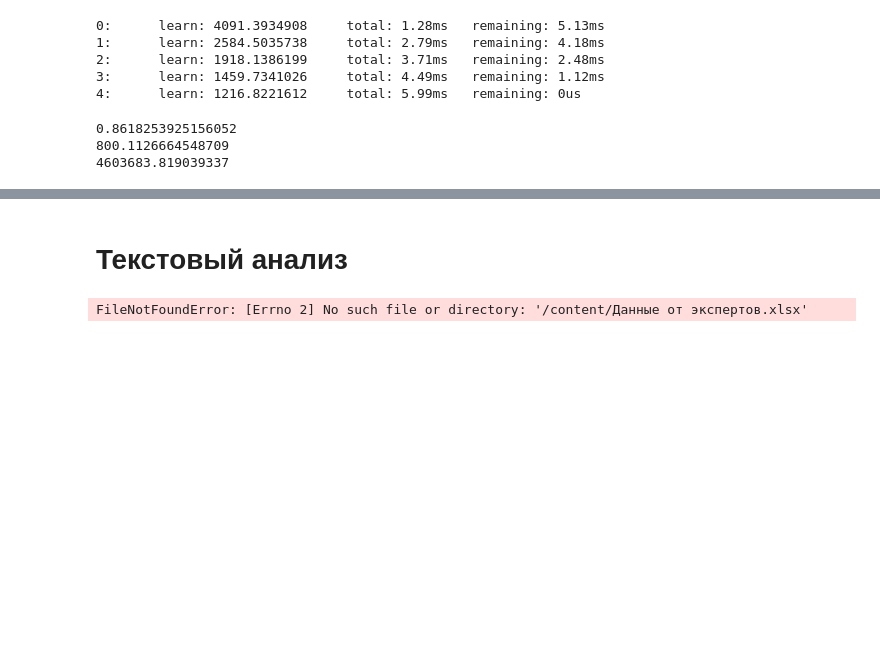
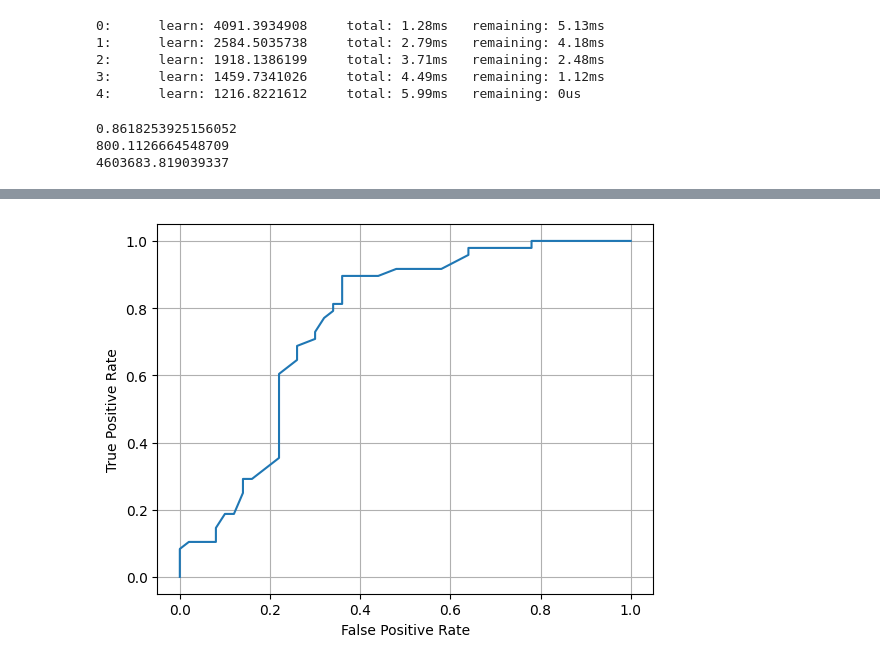
Before and after one commit to MBFROBO/hack_baltica, a Jupyter notebook: data_scanning_with_model.ipynb, the cells around one changed output, grey strips where cells are left out. Drawn from its saved outputs; the diff is of its cells as text; code cells hidden in the pictures; blank space fills up the shorter version.

```diff
--- a/data_scanning_with_model.ipynb
+++ b/data_scanning_with_model.ipynb
@@ -910,19 +1024,16 @@ plt.show()
 # %%
 # roc- кривая
 from sklearn import metrics
 
 # Предсказания вероятностей
-
+y_scores = catboost_reg_clf.predict_proba(X_test_failure)[:, 1]
 fpr, tpr, _ = metrics.roc_curve(y_test_failure,  y_scores)
 
 # построение ROC кривой
 plt.plot(fpr, tpr)
 plt.ylabel('True Positive Rate')
 plt.xlabel('False Positive Rate')
+plt.grid()
 plt.show()
+# %% [output]
+[figure, added]
-# %% [markdown]
-# Текстовый анализ
-# %%
-df = pd.read_excel('/content/Данные от экспертов.xlsx')
-# %% [output]
-FileNotFoundError: [Errno 2] No such file or directory: '/content/Данные от экспертов.xlsx'
```
Also changed, not shown: parts of 37 cells of this notebook, 15 other files.
